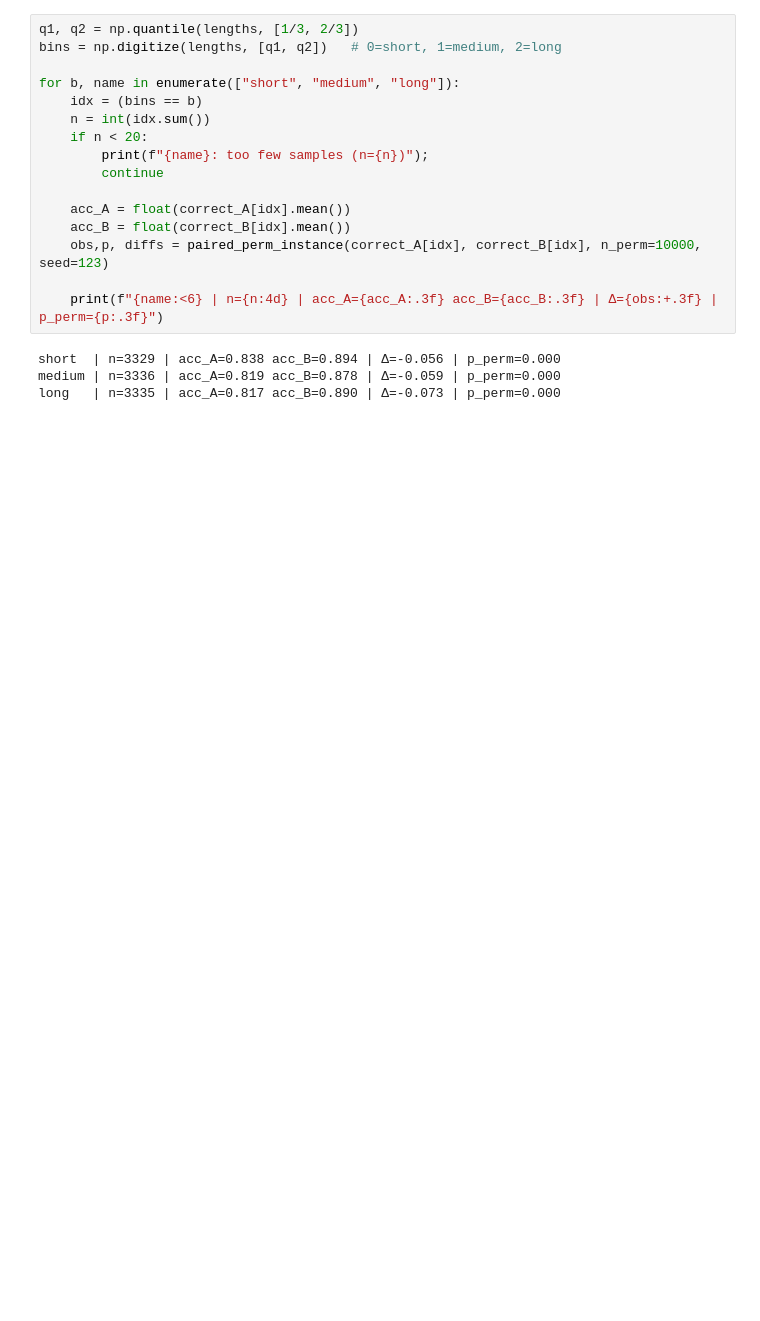
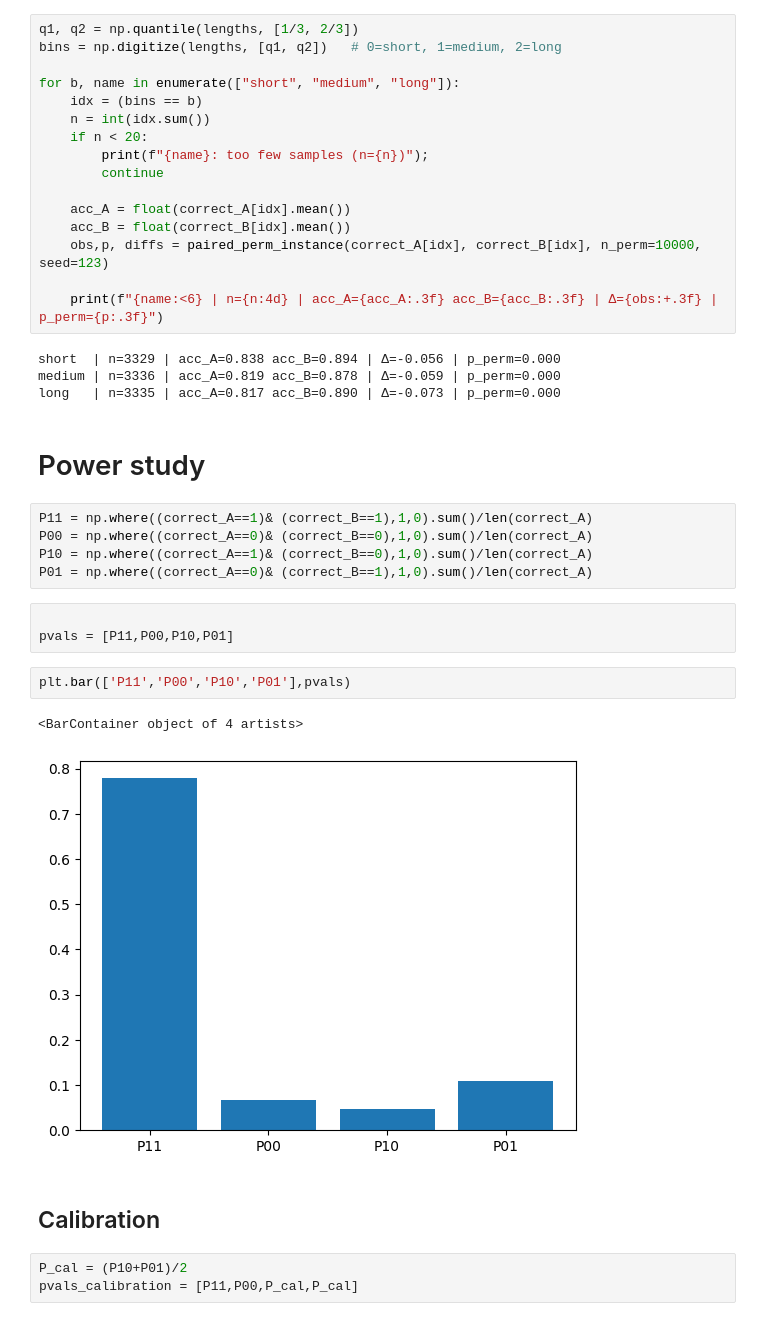
Before and after one commit to WarrenLata/ContextualEmbedding, a Jupyter notebook: ABtest.ipynb, the cells around one changed output. Drawn from its saved outputs; the diff is of its cells as text; blank space fills up the shorter version.

```diff
--- a/ABtest.ipynb
+++ b/ABtest.ipynb
@@ -338,3 +338,23 @@ for b, name in enumerate(["short", "medium", "long"]):
 short  | n=3329 | acc_A=0.838 acc_B=0.894 | Δ=-0.056 | p_perm=0.000
 medium | n=3336 | acc_A=0.819 acc_B=0.878 | Δ=-0.059 | p_perm=0.000
 long   | n=3335 | acc_A=0.817 acc_B=0.890 | Δ=-0.073 | p_perm=0.000
+# %% [markdown]
+# Power study
+# %%
+P11 = np.where((correct_A==1)& (correct_B==1),1,0).sum()/len(correct_A)
+P00 = np.where((correct_A==0)& (correct_B==0),1,0).sum()/len(correct_A)
+P10 = np.where((correct_A==1)& (correct_B==0),1,0).sum()/len(correct_A)
+P01 = np.where((correct_A==0)& (correct_B==1),1,0).sum()/len(correct_A)
+# %%
+
+pvals = [P11,P00,P10,P01]
+# %%
+plt.bar(['P11','P00','P10','P01'],pvals)
+# %% [output]
+<BarContainer object of 4 artists>
+[figure, added]
+# %% [markdown]
+## Calibration
+# %%
+P_cal = (P10+P01)/2
+pvals_calibration = [P11,P00,P_cal,P_cal]
```
Also changed, not shown: parts of 25 cells of this notebook, 1 other file.
